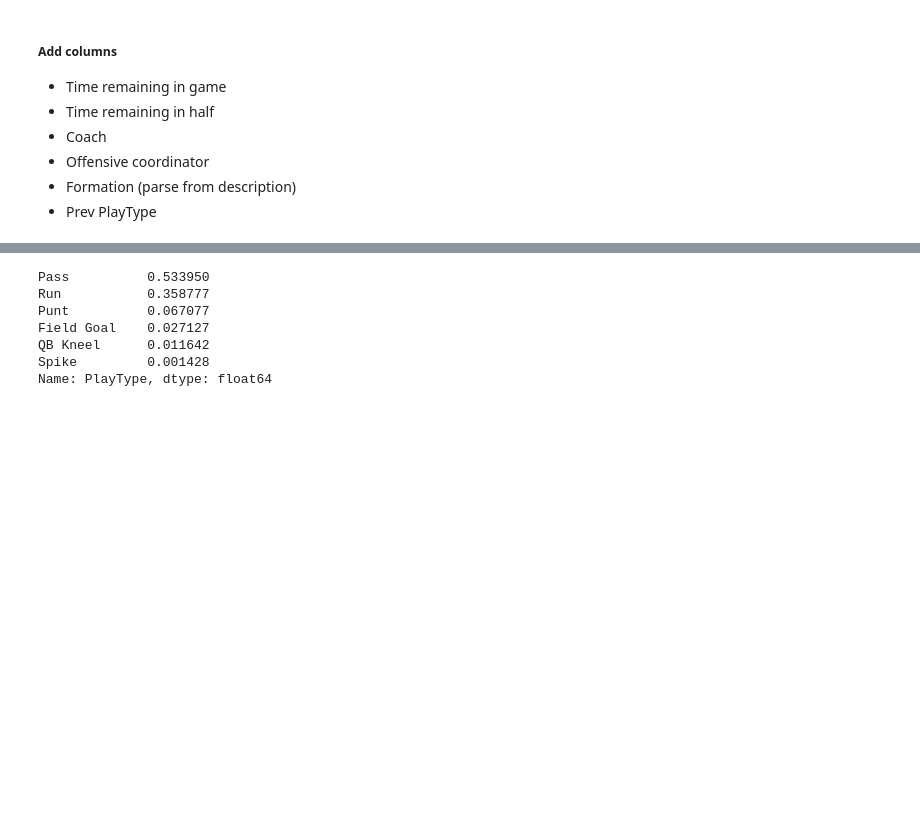
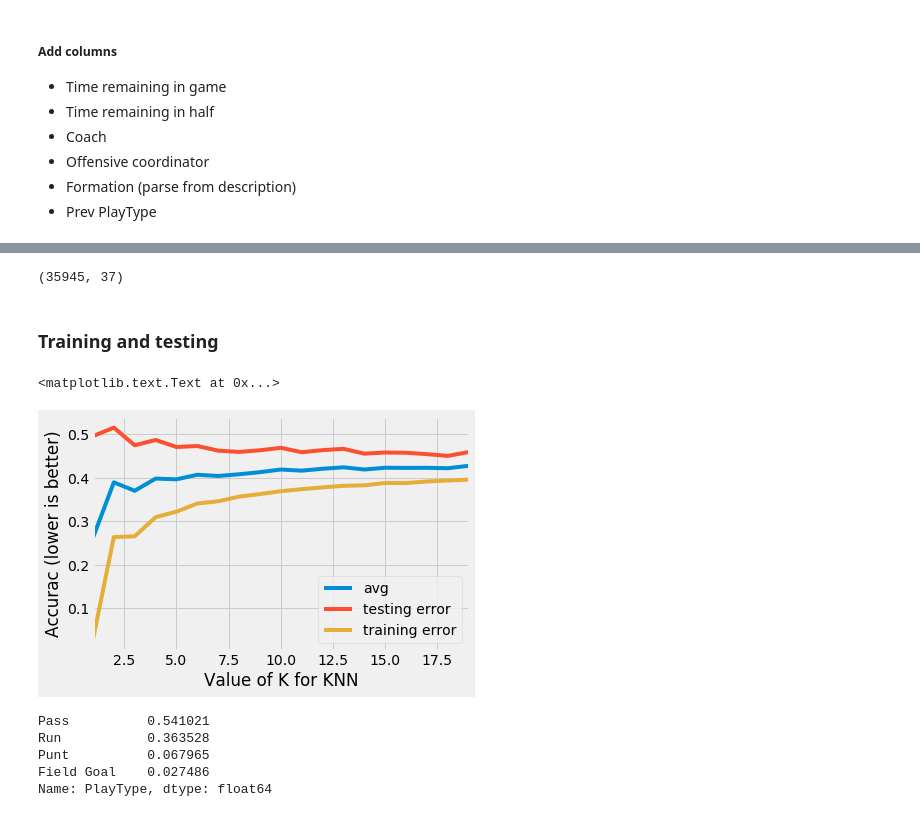
Before and after one commit to WillWeatherford/nfl_play_prediction, a Jupyter notebook: 2015_NFL_Plays.ipynb, the cells around one changed output, grey strips where cells are left out. Saved outputs shown, nothing was run; the diff lists cells and outputs as text; code cells hidden in the pictures; blank space fills up the shorter version.

Commit message:
Working KNN model

```diff
--- a/2015_NFL_Plays.ipynb
+++ b/2015_NFL_Plays.ipynb
@@ -266,0 +156,4 @@ model_ready_plays.head(30)
+# %%
+plays.shape
+# %% [output]
+(35945, 37)
@@ -267,10 +164,56 @@ model_ready_plays.head(30)
+# %% [markdown]
+### Training and testing
+# %%
+from sklearn.neighbors import KNeighborsClassifier
+from sklearn.cross_validation import train_test_split
+from sklearn.metrics import accuracy_score
+import numpy as np
+
+K_RANGE = range(1, 20)
+features = plays[FEATURE_COLS]
+response = plays[RESPONSE_COL]
+# %%
+
+
+training_error = []
+testing_error = []
+
+
+for n in K_RANGE:
+    features_train, features_test, response_train, response_test = train_test_split(features, response)
+    knn = KNeighborsClassifier(n_neighbors=n)
+    knn.fit(features, response)
+    prediction = knn.predict(features)
+    training_accuracy = accuracy_score(response, prediction)
+    training_error.append(1 - training_accuracy)
+
+    knn = KNeighborsClassifier(n_neighbors=n)
+    knn.fit(features_train, response_train)
+    prediction = knn.predict(features_test)
+    testing_accuracy = accuracy_score(response_test, prediction)
+    testing_error.append(1 - testing_accuracy)
+# %%
+%matplotlib inline
+import matplotlib.pyplot as plt
+plt.style.use('fivethirtyeight')
+column_dict = {
+    'K': K_RANGE,
+    'training error': training_error,
+    'testing error': testing_error,
+    'avg': [(tr + te)/2.0 for tr, te in zip(training_error, testing_error)]
+}
+df = pd.DataFrame(column_dict).set_index('K').sort_index(ascending=True)
+df.plot()
+plt.xlabel('Value of K for KNN')
+plt.ylabel('Accurac (lower is better)')
+# %% [output]
+<matplotlib.text.Text at 0x...>
+[figure, added]
 # %%
-model_ready_plays.PlayType.value_counts(1)
+plays.PlayType.value_counts(1)
 # %% [output]
-Pass          0.533950
-Run           0.358777
-Punt          0.067077
-Field Goal    0.027127
-QB Kneel      0.011642
-Spike         0.001428
+Pass          0.541021
+Run           0.363528
+Punt          0.067965
+Field Goal    0.027486
 Name: PlayType, dtype: float64
```
Also changed, not shown: parts of 12 cells of this notebook.
